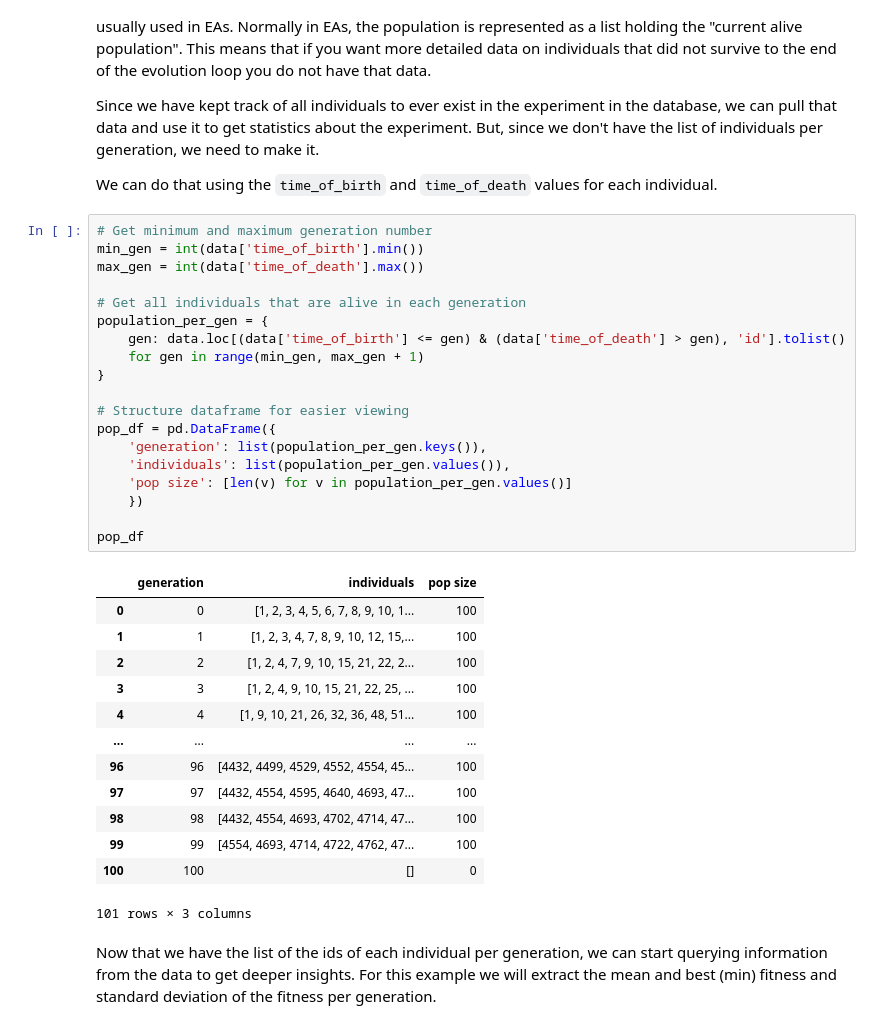
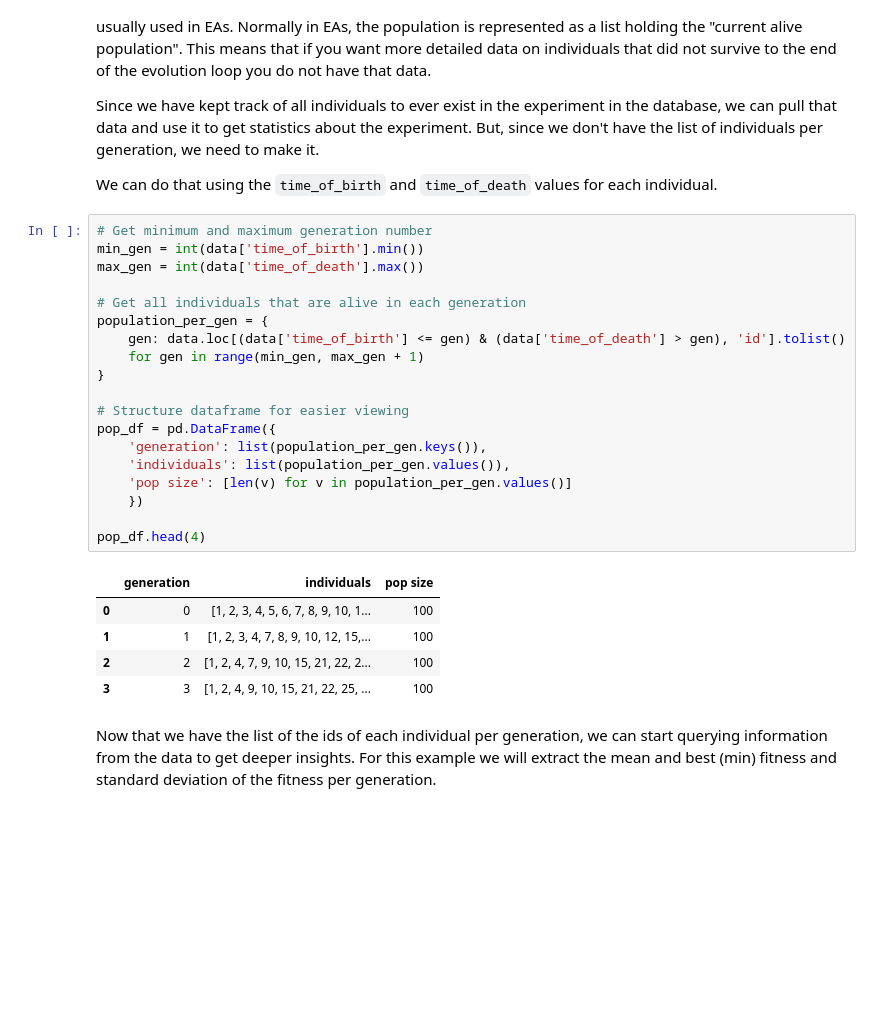
Before and after one commit to salomepoulain/ariel-zoo, a Jupyter notebook: docs/source/Db_examples/db_with_pandas.ipynb, the cells around one changed output. Cells and saved outputs as stored; diff of their text form; blank space fills up the shorter version.

```diff
--- a/docs/source/Db_examples/db_with_pandas.ipynb
+++ b/docs/source/Db_examples/db_with_pandas.ipynb
@@ -44,36 +37,28 @@ We can do that using the `time_of_birth` and `time_of_death` values for each ind
 # %%
 # Get minimum and maximum generation number
 min_gen = int(data['time_of_birth'].min())
 max_gen = int(data['time_of_death'].max())
 
 # Get all individuals that are alive in each generation
 population_per_gen = {
     gen: data.loc[(data['time_of_birth'] <= gen) & (data['time_of_death'] > gen), 'id'].tolist()
     for gen in range(min_gen, max_gen + 1)
 }
 
 # Structure dataframe for easier viewing
 pop_df = pd.DataFrame({
     'generation': list(population_per_gen.keys()),
     'individuals': list(population_per_gen.values()),
     'pop size': [len(v) for v in population_per_gen.values()]
     })
 
-pop_df
+pop_df.head(4)
 # %% [output]
 |  | generation | individuals | pop size |
 | 0 | 0 | [1, 2, 3, 4, 5, 6, 7, 8, 9, 10, 1... | 100 |
 | 1 | 1 | [1, 2, 3, 4, 7, 8, 9, 10, 12, 15,... | 100 |
 | 2 | 2 | [1, 2, 4, 7, 9, 10, 15, 21, 22, 2... | 100 |
 | 3 | 3 | [1, 2, 4, 9, 10, 15, 21, 22, 25, ... | 100 |
-| 4 | 4 | [1, 9, 10, 21, 26, 32, 36, 48, 51... | 100 |
-| ... | ... | ... | ... |
-| 96 | 96 | [4432, 4499, 4529, 4552, 4554, 45... | 100 |
-| 97 | 97 | [4432, 4554, 4595, 4640, 4693, 47... | 100 |
-| 98 | 98 | [4432, 4554, 4693, 4702, 4714, 47... | 100 |
-| 99 | 99 | [4554, 4693, 4714, 4722, 4762, 47... | 100 |
-| 100 | 100 | [] | 0 |
-101 rows × 3 columns
 # %% [markdown]
 Now that we have the list of the ids of each individual per generation, we can start querying information from the data to get deeper insights. For this example we will extract the mean and best (min) fitness and standard deviation of the fitness per generation.
 # %%
```
Also changed, not shown: parts of 2 cells of this notebook, 1 other file.
